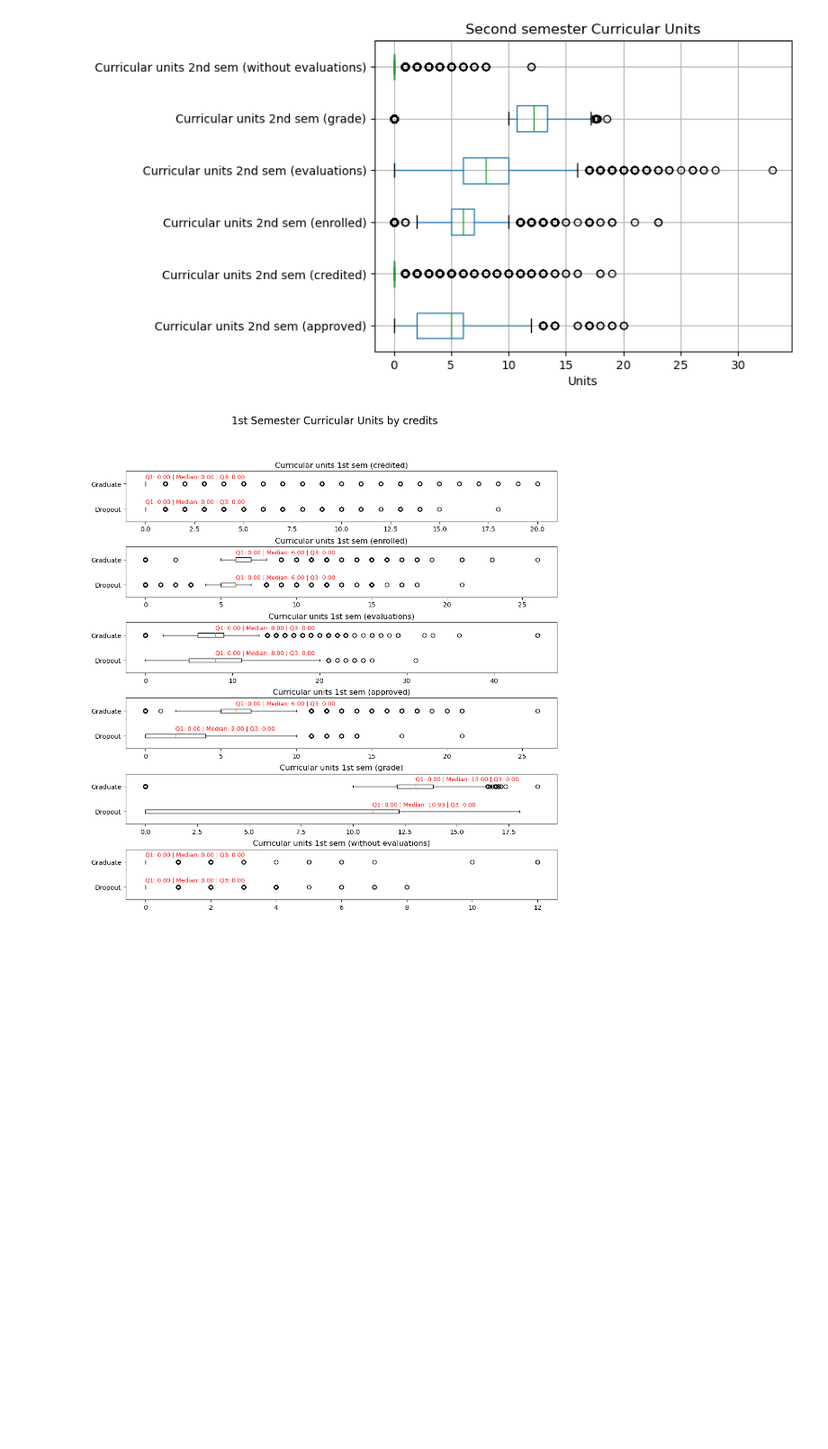
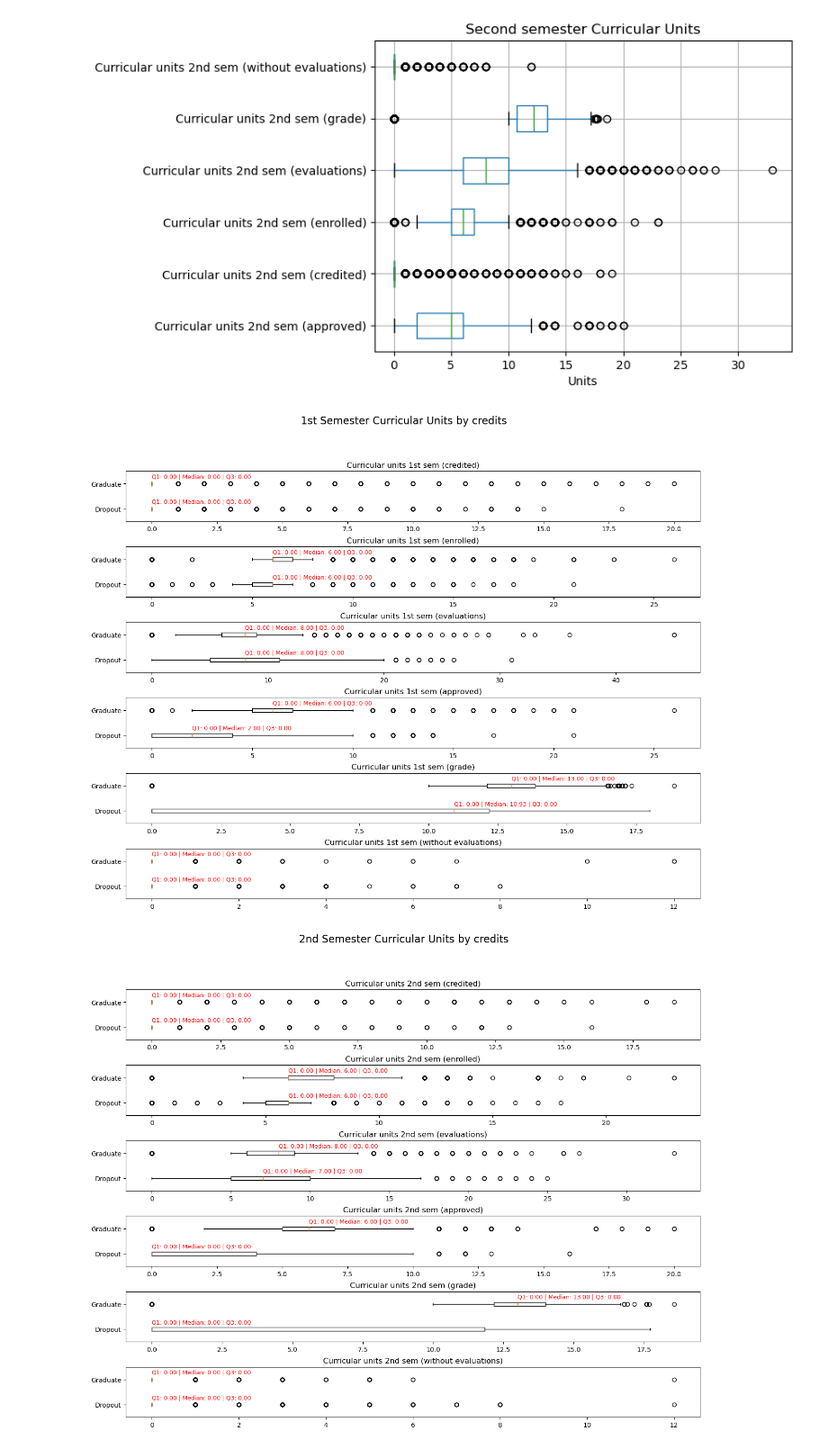
Before and after one commit to Abuynits/cs573_final_proj, a Jupyter notebook: eda.ipynb, the cells around one changed output. Shown at 90% size. Saved outputs shown, nothing was run; the diff lists cells and outputs as text; code cells hidden in the pictures; blank space fills up the shorter version.

Commit message:
feat: added split for first and second sem

```diff
--- a/eda.ipynb
+++ b/eda.ipynb
@@ -108,45 +108,9 @@ plt.show()
 # %% [output]
 [figure]
 [figure]
-# %%
-# need to plot by first and second semester
-
-filtered_units = [x for x in curriculum_units if  '1' in x]
-plot_df = df[list(filtered_units) + ['dropout']]
-clean_text = lambda x: re.sub(r'(Curricular units 1st sem |\(|\))', '', x)
-plot_df = plot_df.rename(columns={x: clean_text(x) for x in filtered_units})
-units = [clean_text(x) for x in filtered_units]
-# plot_df.boxplot(vert=False)
-
-fig, axes = plt.subplots(len(filtered_units), 1, figsize=(12, 12))
-fig.subplots_adjust(hspace=0.5)
-
-for i, ax in enumerate(axes):
-    dropout = plot_df[plot_df['dropout'] == "Dropout"][units[i]].to_numpy()
-    graduate = plot_df[plot_df['dropout'] == "Graduate"][units[i]].to_numpy()
-
-    ax.boxplot([dropout, graduate], labels = ["Dropout", "Graduate"], vert=False)
-    title = f'Curricular units 1st sem ({units[i]})'
-    ax.set_title(f"{title}")
-    dropout_q1 = np.percentile(dropout, 0.25)
-    dropout_median = np.median(dropout)
-    dropout_q3 = np.percentile(dropout, 0.75)
-
-    graduate_q1 = np.percentile(graduate, 0.25)
-    graduate_median = np.median(graduate)
-    graduate_q3 = np.percentile(graduate, 0.75)
-
-    y_pos = 1
-
-    graduate_summary = f'Q1: {graduate_q1:.2f} | Median: {graduate_median:.2f} | Q3: {graduate_q3:.2f}'
-    dropout_summary = f'Q1: {dropout_q1:.2f} | Median: {dropout_median:.2f} | Q3: {dropout_q3:.2f}'
-    ax.text(dropout_median, 1 + 0.4, dropout_summary, verticalalignment='top', color='red', fontsize=9)
-    ax.text(graduate_median, 2 + 0.4, graduate_summary, verticalalignment='top', color='red', fontsize=9)
-
-# Set a common title for the whole figure
-fig.suptitle("1st Semester Curricular Units by credits", fontsize=16)
-
-# Display the plots
-plt.show()
-# %% [output]
-[figure, removed]
+# %%
+plot_grad_drop_compare_bp(df, curriculum_units, '1')
+plot_grad_drop_compare_bp(df, curriculum_units, '2')
+# %% [output]
+[figure, added]
+[figure, added]
```
Also changed, not shown: parts of 1 cell of this notebook, 1 other file.
